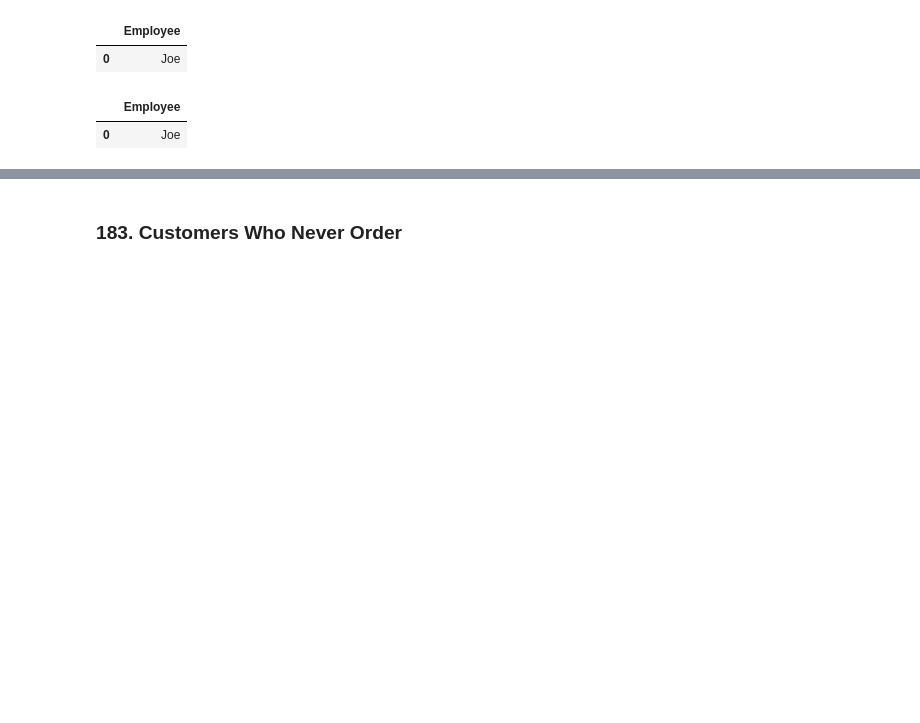
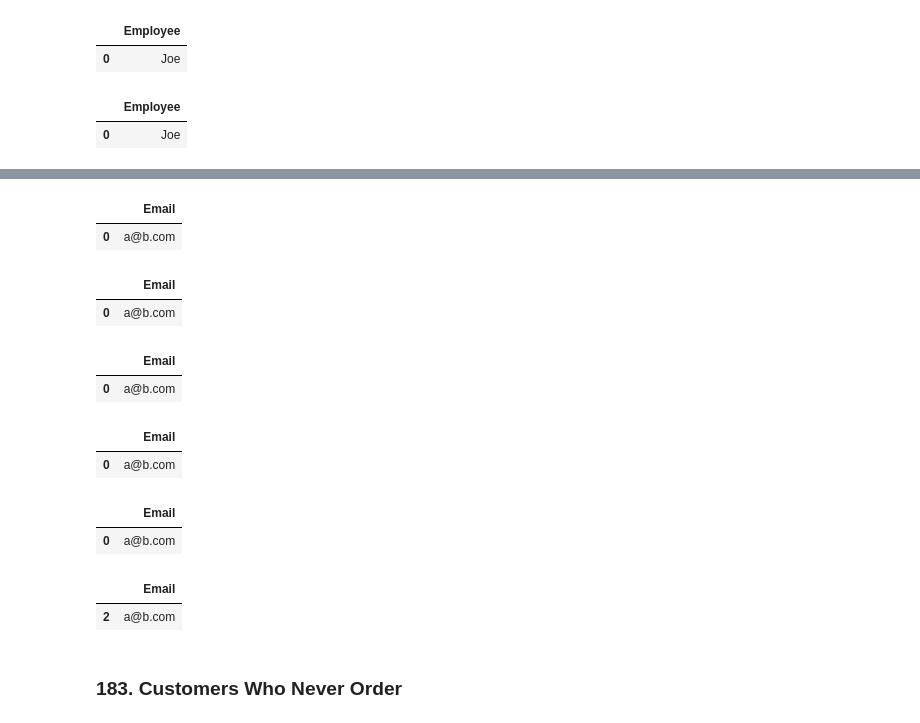
Before and after one commit to katie924/LeetCode-notes, a Jupyter notebook: notebooks/database.ipynb, the cells around one changed output, grey strips where cells are left out. Saved outputs shown, nothing was run; the diff lists cells and outputs as text; code cells hidden in the pictures; blank space fills up the shorter version.

```diff
--- a/notebooks/database.ipynb
+++ b/notebooks/database.ipynb
@@ -242,3 +312,45 @@ df
+# %%
+person.groupby('email')[["id"]].count()\
+    .query("id > 1")\
+    .reset_index().rename(columns={"email": "Email"}).drop('id', axis=1)
+# %% [output]
+|  | Email |
+| 0 | a@b.com |
+# %%
+person.groupby('email')["id"].count() \
+    .loc[lambda x: x > 1] \
+    .index.to_frame(name='Email').reset_index(drop=True)
+# %% [output]
+|  | Email |
+| 0 | a@b.com |
+# %%
+person.groupby('email').size() \
+    .loc[lambda x: x > 1] \
+    .index.to_frame(name='Email').reset_index(drop=True)
+# %% [output]
+|  | Email |
+| 0 | a@b.com |
+# %%
+person.groupby('email').size() \
+    .loc[lambda x: x > 1] \
+    .reset_index()[['email']].rename(columns={"email": "Email"})
+# %% [output]
+|  | Email |
+| 0 | a@b.com |
+# %%
+person.groupby("email") \
+    .filter(lambda x: len(x) > 1)[["email"]] \
+    .drop_duplicates().rename(columns={"email": "Email"})
+# %% [output]
+|  | Email |
+| 0 | a@b.com |
+# %%
+bool_ser = person['email'].duplicated()
+person.loc[bool_ser, ["email"]] \
+    .drop_duplicates().rename(columns={"email": "Email"})
+# %% [output]
+|  | Email |
+| 2 | a@b.com |
 # %% [markdown]
 ### 183. Customers Who Never Order
 # %%
```
Also changed, not shown: parts of 10 cells of this notebook, 2 other files.
